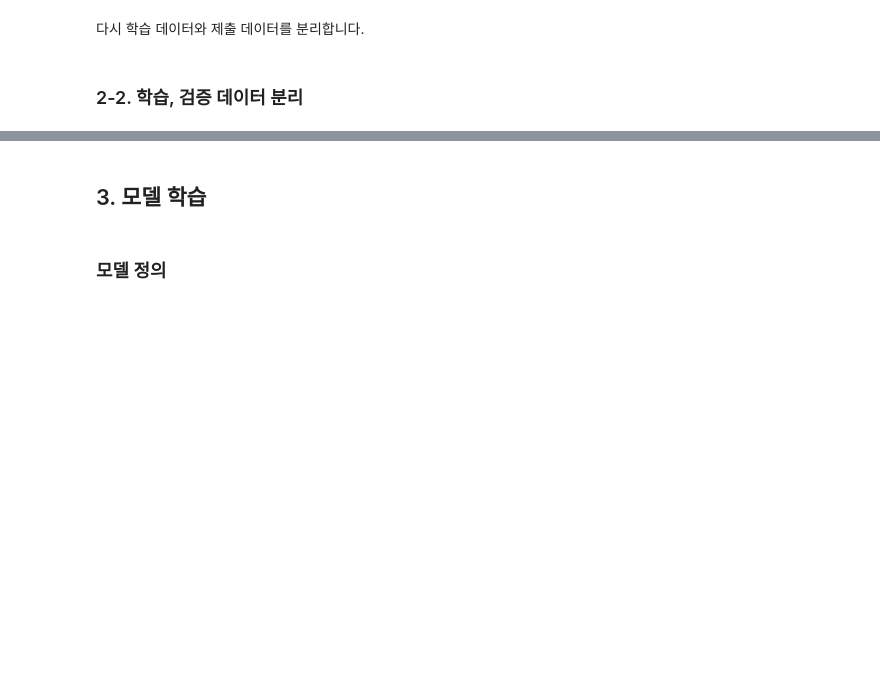
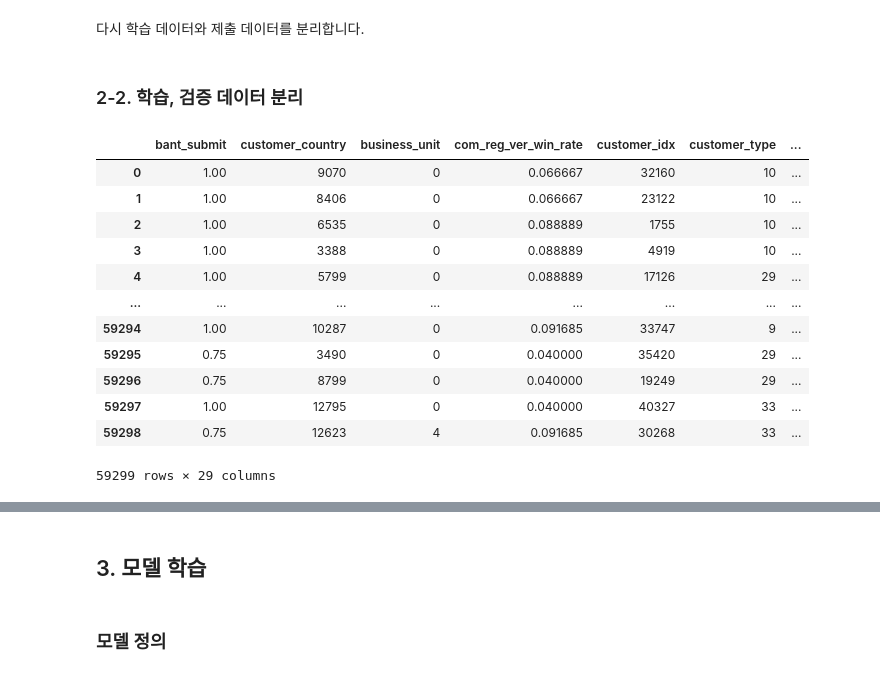
Before and after one commit to s-kan/LGAimers, a Jupyter notebook: b2b/code.ipynb, the cells around one changed output, grey strips where cells are left out. Drawn from its saved outputs; the diff is of its cells as text; code cells hidden in the pictures; blank space fills up the shorter version.

```diff
--- a/b2b/code.ipynb
+++ b/b2b/code.ipynb
@@ -91,3 +116,19 @@ for col in label_columns:
     df_test[col] = df_all.iloc[len(df_train) :][col]
 # %% [markdown]
 ### 2-2. 학습, 검증 데이터 분리
+# %%
+df_train.fillna(df_train.mean())
+# %% [output]
+|  | bant_submit | customer_country | business_unit | com_reg_ver_win_rate | customer_idx | customer_type | ... |
+| 0 | 1.00 | 9070 | 0 | 0.066667 | 32160 | 10 | ... |
+| 1 | 1.00 | 8406 | 0 | 0.066667 | 23122 | 10 | ... |
+| 2 | 1.00 | 6535 | 0 | 0.088889 | 1755 | 10 | ... |
+| 3 | 1.00 | 3388 | 0 | 0.088889 | 4919 | 10 | ... |
+| 4 | 1.00 | 5799 | 0 | 0.088889 | 17126 | 29 | ... |
+| ... | ... | ... | ... | ... | ... | ... | ... |
+| 59294 | 1.00 | 10287 | 0 | 0.091685 | 33747 | 9 | ... |
+| 59295 | 0.75 | 3490 | 0 | 0.040000 | 35420 | 29 | ... |
+| 59296 | 0.75 | 8799 | 0 | 0.040000 | 19249 | 29 | ... |
+| 59297 | 1.00 | 12795 | 0 | 0.040000 | 40327 | 33 | ... |
+| 59298 | 0.75 | 12623 | 4 | 0.091685 | 30268 | 33 | ... |
+59299 rows × 29 columns
```
Also changed, not shown: parts of 5 cells of this notebook, 1 other file.
